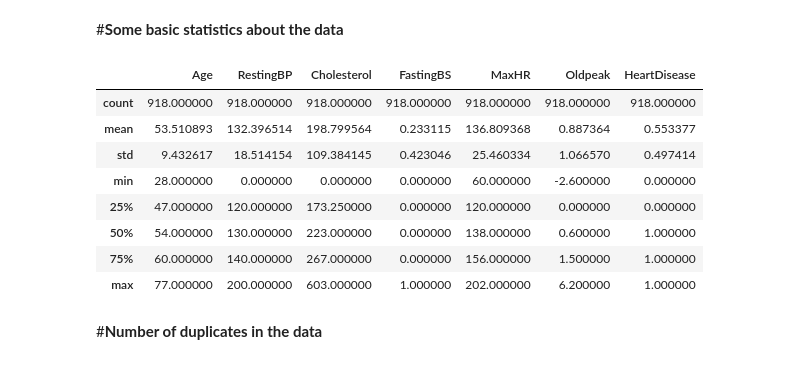
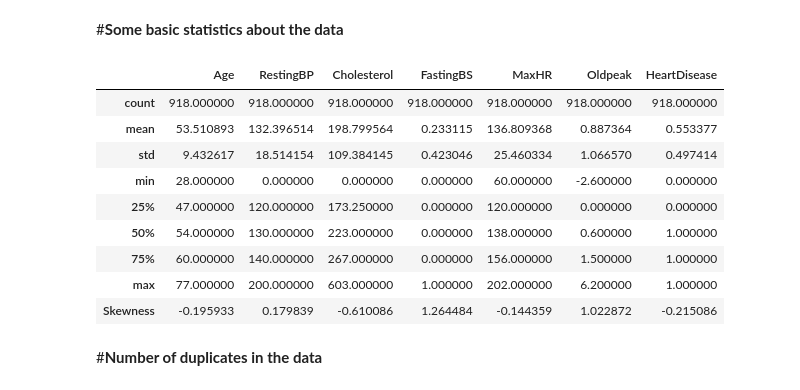
Before and after one commit to varnitarastogi/Heart-Disease-Prediction-With-EDA, a Jupyter notebook: heart_failure_prediction.ipynb, the cells around one changed output. Cells and saved outputs as stored; diff of their text form; code cells hidden in the pictures.

```diff
--- a/heart_failure_prediction.ipynb
+++ b/heart_failure_prediction.ipynb
@@ -163,18 +163,21 @@ HeartDisease      0
 dtype: int64
 # %% [markdown]
 #**Some basic statistics about the data**
-# %%
-df_heart.describe()
-# %% [output]
-|  | Age | RestingBP | Cholesterol | FastingBS | MaxHR | Oldpeak | HeartDisease |
-| count | 918.000000 | 918.000000 | 918.000000 | 918.000000 | 918.000000 | 918.000000 | 918.000000 |
-| mean | 53.510893 | 132.396514 | 198.799564 | 0.233115 | 136.809368 | 0.887364 | 0.553377 |
-| std | 9.432617 | 18.514154 | 109.384145 | 0.423046 | 25.460334 | 1.066570 | 0.497414 |
-| min | 28.000000 | 0.000000 | 0.000000 | 0.000000 | 60.000000 | -2.600000 | 0.000000 |
-| 25% | 47.000000 | 120.000000 | 173.250000 | 0.000000 | 120.000000 | 0.000000 | 0.000000 |
-| 50% | 54.000000 | 130.000000 | 223.000000 | 0.000000 | 138.000000 | 0.600000 | 1.000000 |
-| 75% | 60.000000 | 140.000000 | 267.000000 | 0.000000 | 156.000000 | 1.500000 | 1.000000 |
-| max | 77.000000 | 200.000000 | 603.000000 | 1.000000 | 202.000000 | 6.200000 | 1.000000 |
+# %%
+stat=df_heart.describe()
+stat.loc['Skewness'] = df_heart.skew()
+stat
+# %% [output]
+|  | Age | RestingBP | Cholesterol | FastingBS | MaxHR | Oldpeak | HeartDisease |
+| count | 918.000000 | 918.000000 | 918.000000 | 918.000000 | 918.000000 | 918.000000 | 918.000000 |
+| mean | 53.510893 | 132.396514 | 198.799564 | 0.233115 | 136.809368 | 0.887364 | 0.553377 |
+| std | 9.432617 | 18.514154 | 109.384145 | 0.423046 | 25.460334 | 1.066570 | 0.497414 |
+| min | 28.000000 | 0.000000 | 0.000000 | 0.000000 | 60.000000 | -2.600000 | 0.000000 |
+| 25% | 47.000000 | 120.000000 | 173.250000 | 0.000000 | 120.000000 | 0.000000 | 0.000000 |
+| 50% | 54.000000 | 130.000000 | 223.000000 | 0.000000 | 138.000000 | 0.600000 | 1.000000 |
+| 75% | 60.000000 | 140.000000 | 267.000000 | 0.000000 | 156.000000 | 1.500000 | 1.000000 |
+| max | 77.000000 | 200.000000 | 603.000000 | 1.000000 | 202.000000 | 6.200000 | 1.000000 |
+| Skewness | -0.195933 | 0.179839 | -0.610086 | 1.264484 | -0.144359 | 1.022872 | -0.215086 |
 # %% [markdown]
 #**Number of duplicates in the data**
 # %%
```
